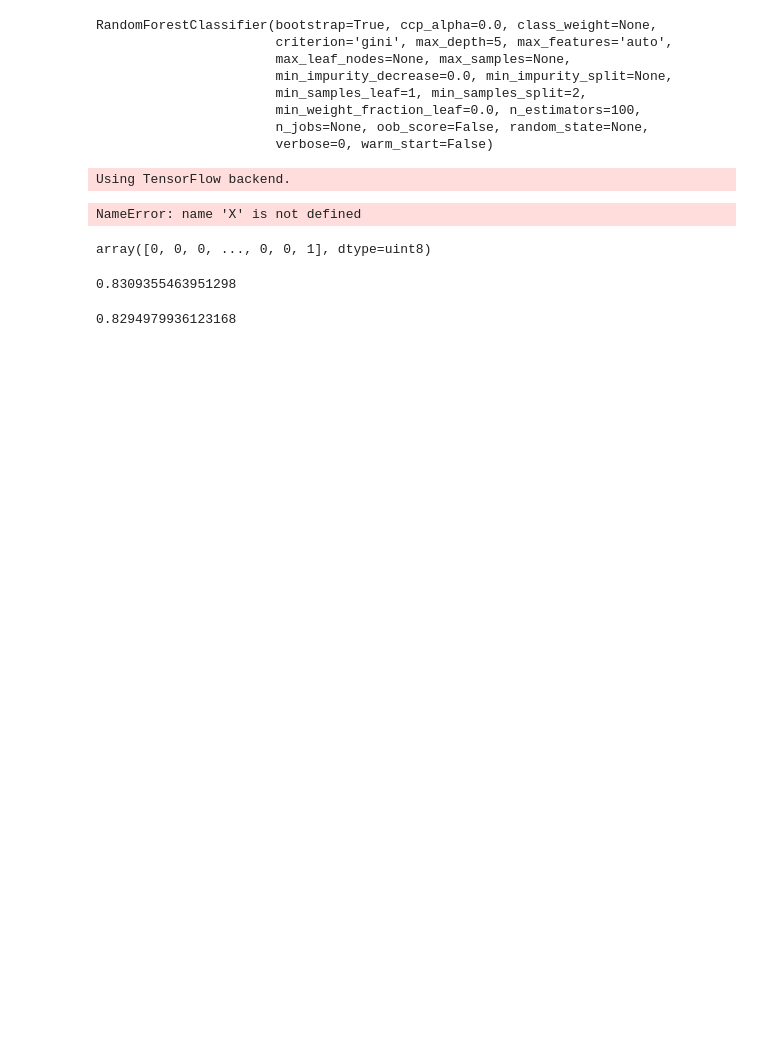
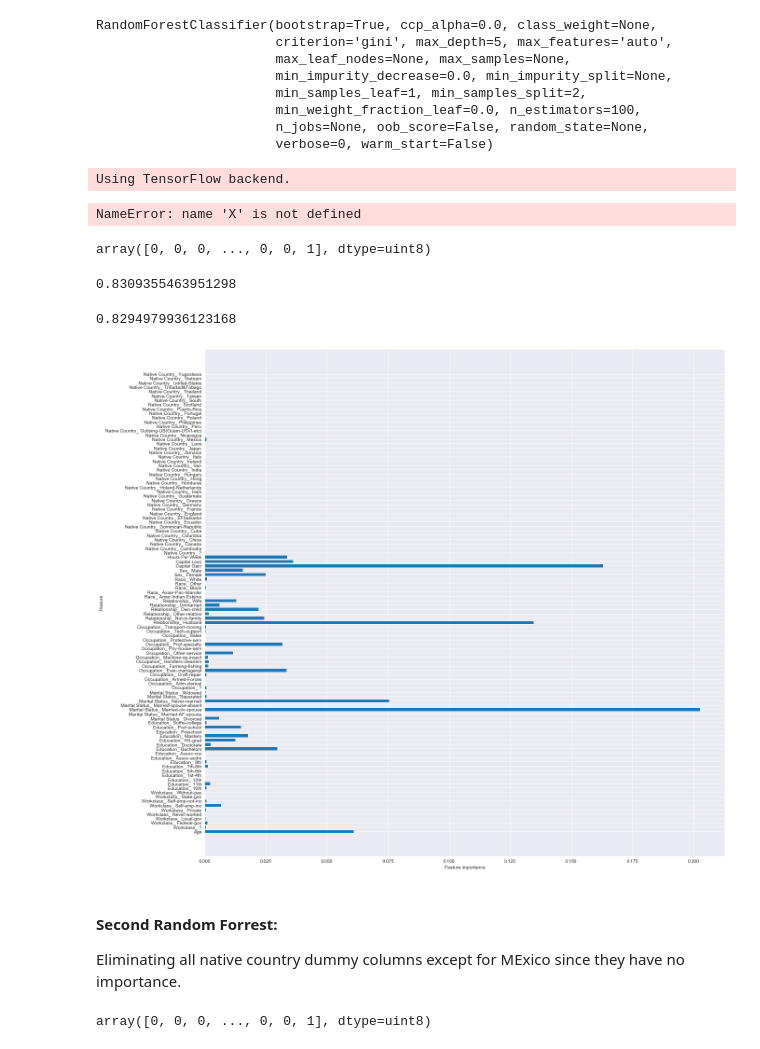
Before and after one commit to Vajrasamaya/Income_Classification, a Jupyter notebook: Classification of Census Data.ipynb, the cells around one changed output. Cells and saved outputs as stored; diff of their text form; code cells hidden in the pictures; blank space fills up the shorter version.

```diff
--- a/Classification of Census Data.ipynb
+++ b/Classification of Census Data.ipynb
@@ -657,3 +657,10 @@ forest.score(data_train, target_train)
 forest.score(data_test, target_test)
 # %% [output]
 0.8294979936123168
+# %%
+plot_feature_importances(forest)
+# %% [output]
+[figure, added]
+# %% [markdown]
+#### Second Random Forrest:
+Eliminating all native country dummy columns except for MExico since they have no importance.
@@ -659,0 +692,6 @@ forest.score(data_test, target_test)
+# %%
+# predictions
+forrest_2 = forest.predict(data_test)
+forrest_2
+# %% [output]
+array([0, 0, 0, ..., 0, 0, 1], dtype=uint8)
```
Also changed, not shown: parts of 3 cells of this notebook.
